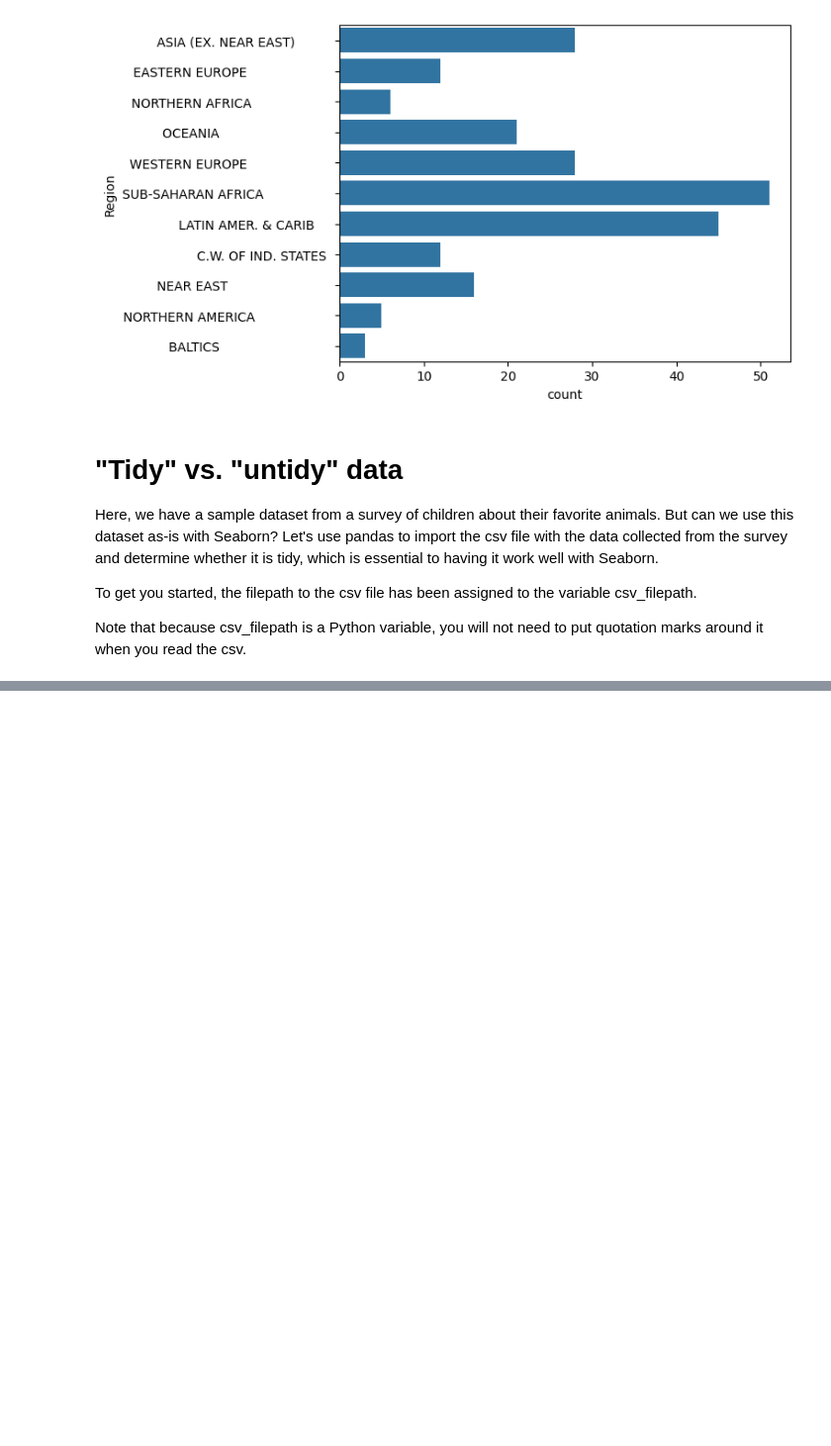
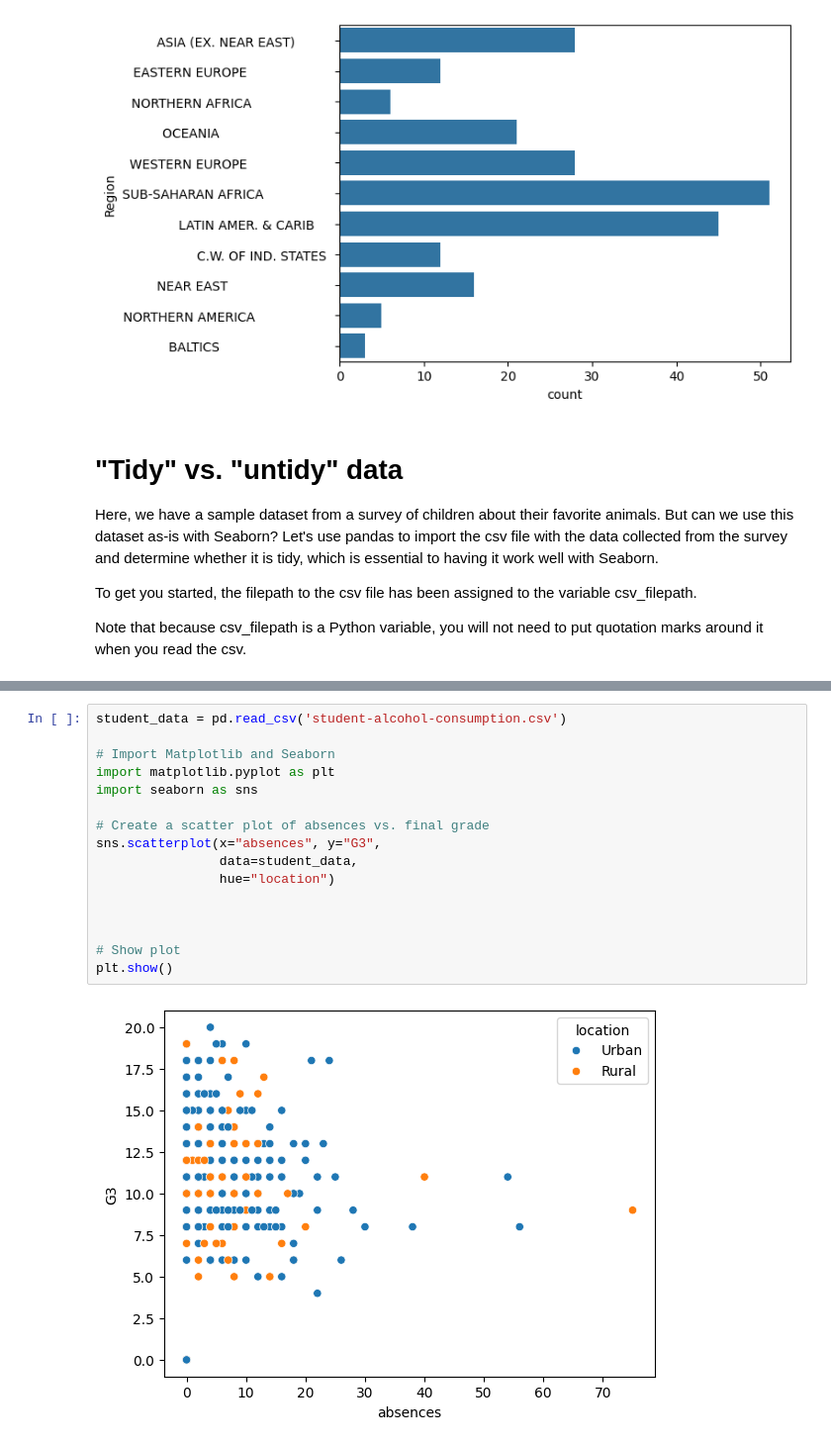
Before and after one commit to sendecka/DataCamp, a Jupyter notebook: DataCamp/09 Introduction to Data Visualization with Seaborn/01_Introduction_to_Seaborn.ipynb, the cells around one changed output, grey strips where cells are left out. Shown: that part at 99% size. Drawn from its saved outputs; the diff is of its cells as text; blank space fills up the shorter version.

```diff
--- a/DataCamp/09 Introduction to Data Visualization with Seaborn/01_Introduction_to_Seaborn.ipynb
+++ b/DataCamp/09 Introduction to Data Visualization with Seaborn/01_Introduction_to_Seaborn.ipynb
@@ -150,0 +168,18 @@ Possible answers:
+# %%
+student_data = pd.read_csv('student-alcohol-consumption.csv')
+
+# Import Matplotlib and Seaborn
+import matplotlib.pyplot as plt
+import seaborn as sns
+
+# Create a scatter plot of absences vs. final grade
+sns.scatterplot(x="absences", y="G3",
+                data=student_data,
+                hue="location")
+
+
+
+# Show plot
+plt.show()
+# %% [output]
+[figure, added]
```
Also changed, not shown: parts of 15 cells of this notebook, 1 other file.
